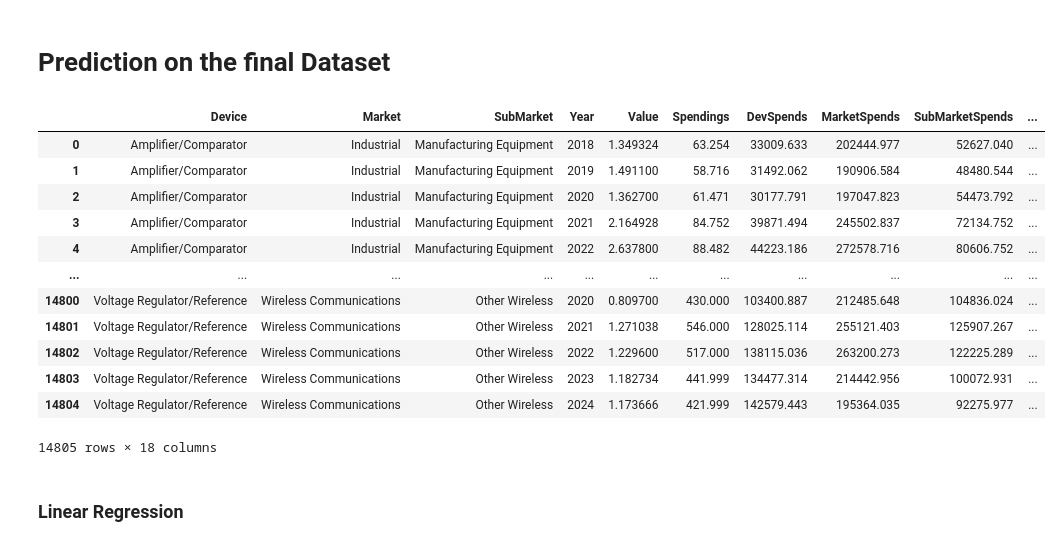
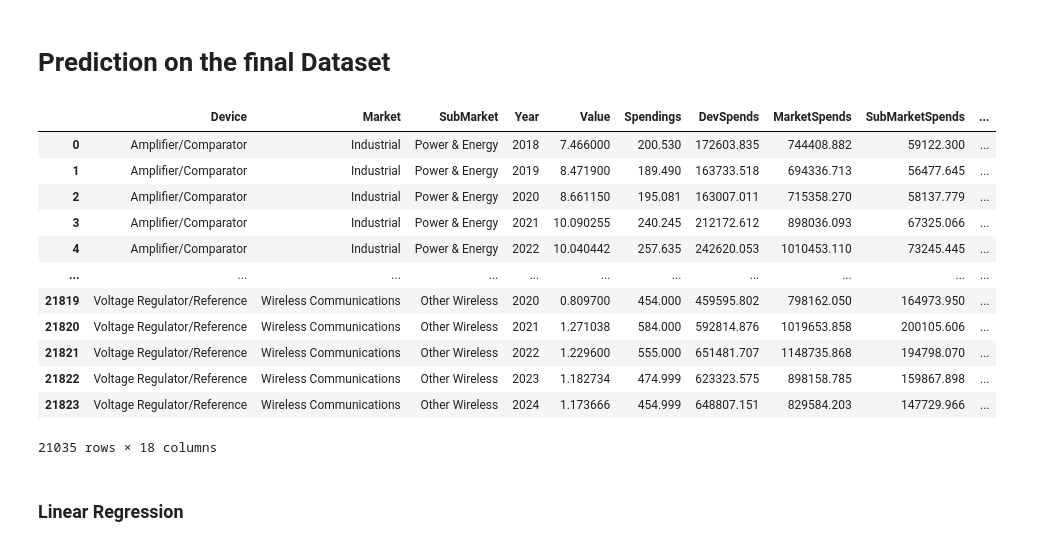
Before and after one commit to lucasleforest/analyticslab, a Jupyter notebook: prediction.ipynb, the cells around one changed output. Drawn from its saved outputs; the diff is of its cells as text; code cells hidden in the pictures.

```diff
--- a/prediction.ipynb
+++ b/prediction.ipynb
@@ -12,21 +13,21 @@ import statsmodels.api as sm
 # %%
-df = pd.read_csv("DATA/final_df.csv", index_col= 0)
+df = pd.read_csv("DATA/final_df_bis.csv", index_col= 0)
 df.drop(["Company"], axis = 1, inplace = True)
 df
 # %% [output]
 |  | Device | Market | SubMarket | Year | Value | Spendings | DevSpends | MarketSpends | SubMarketSpends | ... |
-| 0 | Amplifier/Comparator | Industrial | Manufacturing Equipment | 2018 | 1.349324 | 63.254 | 33009.633 | 202444.977 | 52627.040 | ... |
-| 1 | Amplifier/Comparator | Industrial | Manufacturing Equipment | 2019 | 1.491100 | 58.716 | 31492.062 | 190906.584 | 48480.544 | ... |
-| 2 | Amplifier/Comparator | Industrial | Manufacturing Equipment | 2020 | 1.362700 | 61.471 | 30177.791 | 197047.823 | 54473.792 | ... |
-| 3 | Amplifier/Comparator | Industrial | Manufacturing Equipment | 2021 | 2.164928 | 84.752 | 39871.494 | 245502.837 | 72134.752 | ... |
-| 4 | Amplifier/Comparator | Industrial | Manufacturing Equipment | 2022 | 2.637800 | 88.482 | 44223.186 | 272578.716 | 80606.752 | ... |
+| 0 | Amplifier/Comparator | Industrial | Power & Energy | 2018 | 7.466000 | 200.530 | 172603.835 | 744408.882 | 59122.300 | ... |
+| 1 | Amplifier/Comparator | Industrial | Power & Energy | 2019 | 8.471900 | 189.490 | 163733.518 | 694336.713 | 56477.645 | ... |
+| 2 | Amplifier/Comparator | Industrial | Power & Energy | 2020 | 8.661150 | 195.081 | 163007.011 | 715358.270 | 58137.779 | ... |
+| 3 | Amplifier/Comparator | Industrial | Power & Energy | 2021 | 10.090255 | 240.245 | 212172.612 | 898036.093 | 67325.066 | ... |
+| 4 | Amplifier/Comparator | Industrial | Power & Energy | 2022 | 10.040442 | 257.635 | 242620.053 | 1010453.110 | 73245.445 | ... |
 | ... | ... | ... | ... | ... | ... | ... | ... | ... | ... | ... |
-| 14800 | Voltage Regulator/Reference | Wireless Communications | Other Wireless | 2020 | 0.809700 | 430.000 | 103400.887 | 212485.648 | 104836.024 | ... |
-| 14801 | Voltage Regulator/Reference | Wireless Communications | Other Wireless | 2021 | 1.271038 | 546.000 | 128025.114 | 255121.403 | 125907.267 | ... |
-| 14802 | Voltage Regulator/Reference | Wireless Communications | Other Wireless | 2022 | 1.229600 | 517.000 | 138115.036 | 263200.273 | 122225.289 | ... |
-| 14803 | Voltage Regulator/Reference | Wireless Communications | Other Wireless | 2023 | 1.182734 | 441.999 | 134477.314 | 214442.956 | 100072.931 | ... |
-| 14804 | Voltage Regulator/Reference | Wireless Communications | Other Wireless | 2024 | 1.173666 | 421.999 | 142579.443 | 195364.035 | 92275.977 | ... |
+| 21819 | Voltage Regulator/Reference | Wireless Communications | Other Wireless | 2020 | 0.809700 | 454.000 | 459595.802 | 798162.050 | 164973.950 | ... |
+| 21820 | Voltage Regulator/Reference | Wireless Communications | Other Wireless | 2021 | 1.271038 | 584.000 | 592814.876 | 1019653.858 | 200105.606 | ... |
+| 21821 | Voltage Regulator/Reference | Wireless Communications | Other Wireless | 2022 | 1.229600 | 555.000 | 651481.707 | 1148735.868 | 194798.070 | ... |
+| 21822 | Voltage Regulator/Reference | Wireless Communications | Other Wireless | 2023 | 1.182734 | 474.999 | 623323.575 | 898158.785 | 159867.898 | ... |
+| 21823 | Voltage Regulator/Reference | Wireless Communications | Other Wireless | 2024 | 1.173666 | 454.999 | 648807.151 | 829584.203 | 147729.966 | ... |
-14805 rows × 18 columns
+21035 rows × 18 columns
 # %% [markdown]
 ### Linear Regression
 # %%
```
Also changed, not shown: parts of 6 cells of this notebook, 1 other file.
